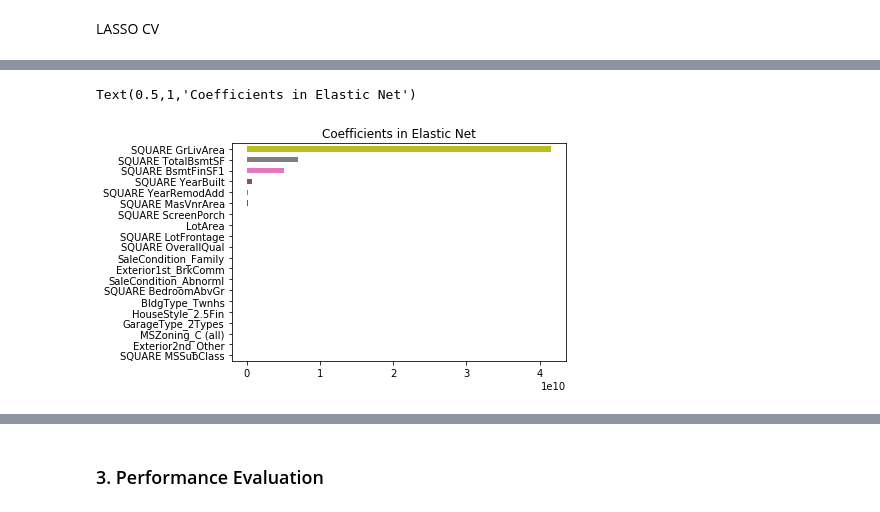
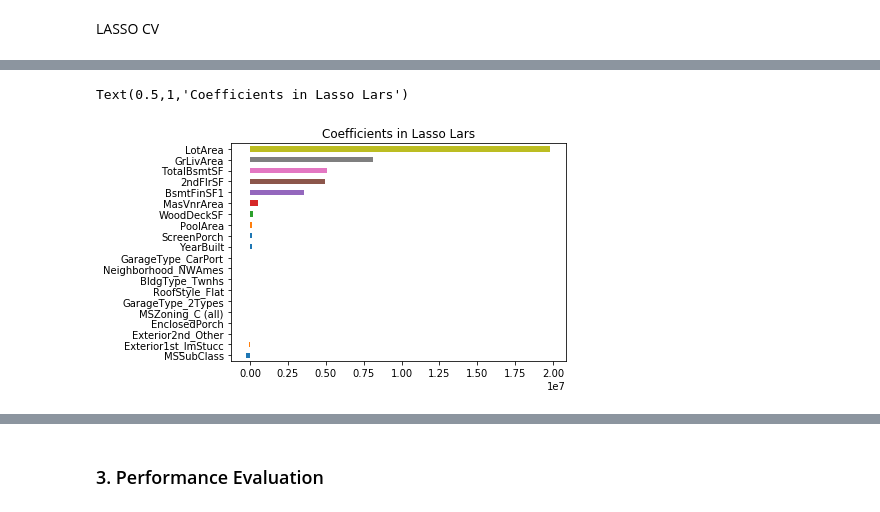
Before and after one commit to Makubu/AML, a Jupyter notebook: Chall2_Houses_Prediction/house_pricing_challenge.ipynb, the cells around one changed output, grey strips where cells are left out. Cells and saved outputs as stored; diff of their text form; code cells hidden in the pictures.

```diff
--- a/Chall2_Houses_Prediction/house_pricing_challenge.ipynb
+++ b/Chall2_Houses_Prediction/house_pricing_challenge.ipynb
@@ -390,6 +397,7 @@ We drop one set of features to avoid too much correlation between features. For
 features_redondant = ['GarageYrBlt','1stFlrSF','TotRmsAbvGrd','GarageArea']
 dataset.drop(features_redondant, axis=1, inplace=True)
 test.drop(features_redondant, axis=1, inplace=True)
+kaggle.drop(features_redondant, axis=1, inplace=True)
 # %% [markdown]
 #### 1.3 NaN values
 # %% [markdown]
@@ -586,6 +620,8 @@ for feature in string_features_nan :
     dataset[feature].fillna('None', inplace = True)
 for feature in string_features_nan_test :
     test[feature].fillna('None', inplace = True)
+for feature in string_features_nan_kaggle :
+    kaggle[feature].fillna('None', inplace = True)
 # %% [markdown]
 <div class='alert alert-block alert-info'>
 We then want to vectorize our data. We need to convert all the strings into numerical values. <br>
@@ -706,25 +742,15 @@ total_dic = [dic_ex,dic_rate,dic_exposure,dic_garage,dic_bin]
 # %%
 # Then replace it in the dataset
 
-dataset[features_to_convert[0]].replace(total_dic[0], inplace=True)
-dataset[features_to_convert[1]].replace(total_dic[0], inplace=True)
-dataset[features_to_convert[2]].replace(total_dic[2], inplace=True)
-dataset[features_to_convert[3]].replace(total_dic[1], inplace=True)
-dataset[features_to_convert[4]].replace(total_dic[0], inplace=True)
-dataset[features_to_convert[5]].replace(total_dic[-1], inplace=True)
-dataset[features_to_convert[6]].replace(total_dic[0], inplace=True)
-dataset[features_to_convert[7]].replace(total_dic[-2], inplace=True)
-dataset[features_to_convert[8]].replace(total_dic[0], inplace=True)
-dataset[features_to_convert[9]].replace(total_dic[0], inplace=True)
+def replace_dic(df, dic) :
 
-
-test[features_to_convert[0]].replace(total_dic[0], inplace=True)
-test[features_to_convert[1]].replace(total_dic[0], inplace=True)
-test[features_to_convert[2]].replace(total_dic[2], inplace=True)
-test[features_to_convert[3]].replace(total_dic[1], inplace=True)
-test[features_to_convert[4]].replace(total_dic[0], inplace=True)
-test[features_to_convert[5]].replace(total_dic[-1], inplace=True)
-test[features_to_convert[6]].replace(total_dic[0], inplace=True)
-test[features_to_convert[7]].replace(total_dic[-2], inplace=True)
-test[features_to_convert[8]].replace(total_dic[0], inplace=True)
-test[features_to_convert[9]].replace(total_dic[0], inplace=True)
+    df[features_to_convert[0]].replace(total_dic[0], inplace=True)
+    df[features_to_convert[1]].replace(total_dic[0], inplace=True)
+    df[features_to_convert[2]].replace(total_dic[2], inplace=True)
+    df[features_to_convert[3]].replace(total_dic[1], inplace=True)
+    df[features_to_convert[4]].replace(total_dic[0], inplace=True)
+    df[features_to_convert[5]].replace(total_dic[-1], inplace=True)
+    df[features_to_convert[6]].replace(total_dic[0], inplace=True)
+    df[features_to_convert[7]].replace(total_dic[-2], inplace=True)
+    df[features_to_convert[8]].replace(total_dic[0], inplace=True)
+    df[features_to_convert[9]].replace(total_dic[0], inplace=True)
@@ -746,6 +776,7 @@ Now let's do the K encoding. We first of all convert the values into integers be
 # Loop over the features and K encode it
 new_dataset = pd.DataFrame()
 new_test = pd.DataFrame()
+new_kaggle = pd.DataFrame()
 # Encode the features
 for feature in features_to_encode :
 
@@ -766,6 +797,12 @@ for feature in features_to_encode :
     new_test = pd.concat([new_test, new_columns_test], ignore_index=False, axis = 1)
     test.drop(feature, inplace=True,axis=1)
 
+    new_columns_kaggle = pd.get_dummies(kaggle[feature], prefix_sep='_', drop_first=False, prefix = feature)
+    _, new_columns_kaggle = new_columns.align(new_columns_kaggle,join = 'left',\
+                                                      axis=1, fill_value=0)
+    new_kaggle = pd.concat([new_kaggle, new_columns_kaggle], ignore_index=False, axis = 1)
+    kaggle.drop(feature, inplace=True,axis=1)
+
 
 
 
@@ -774,6 +811,7 @@ for feature in features_to_encode :
 
 dataset = pd.concat([dataset, new_dataset], axis=1)
 test = pd.concat([test, new_test], axis=1)
+kaggle = pd.concat([kaggle, new_kaggle], axis=1)
 # %% [markdown]
 #### 1.4 Split into inputs and labels
 # %%
@@ -1058,11 +1164,11 @@ Model used : Lasso Lars
 # %%
 coefs = pd.Series(lasso_lars.coef_, index = dataset.drop('SalePrice', axis=1).columns)
 imp_coef = pd.concat([coefs.sort_values().head(10), coefs.sort_values().tail(10)])
 imp_coef.plot(kind = "barh")
-plt.title("Coefficients in Elastic Net")
+plt.title("Coefficients in Lasso Lars")
 # %% [output]
-Text(0.5,1,'Coefficients in Elastic Net')
+Text(0.5,1,'Coefficients in Lasso Lars')
-[figure, old version]
+[figure, new version]
 # %%
 bayes_ridge = linear_model.BayesianRidge()
 # %%
```
Also changed, not shown: parts of 50 cells of this notebook.
